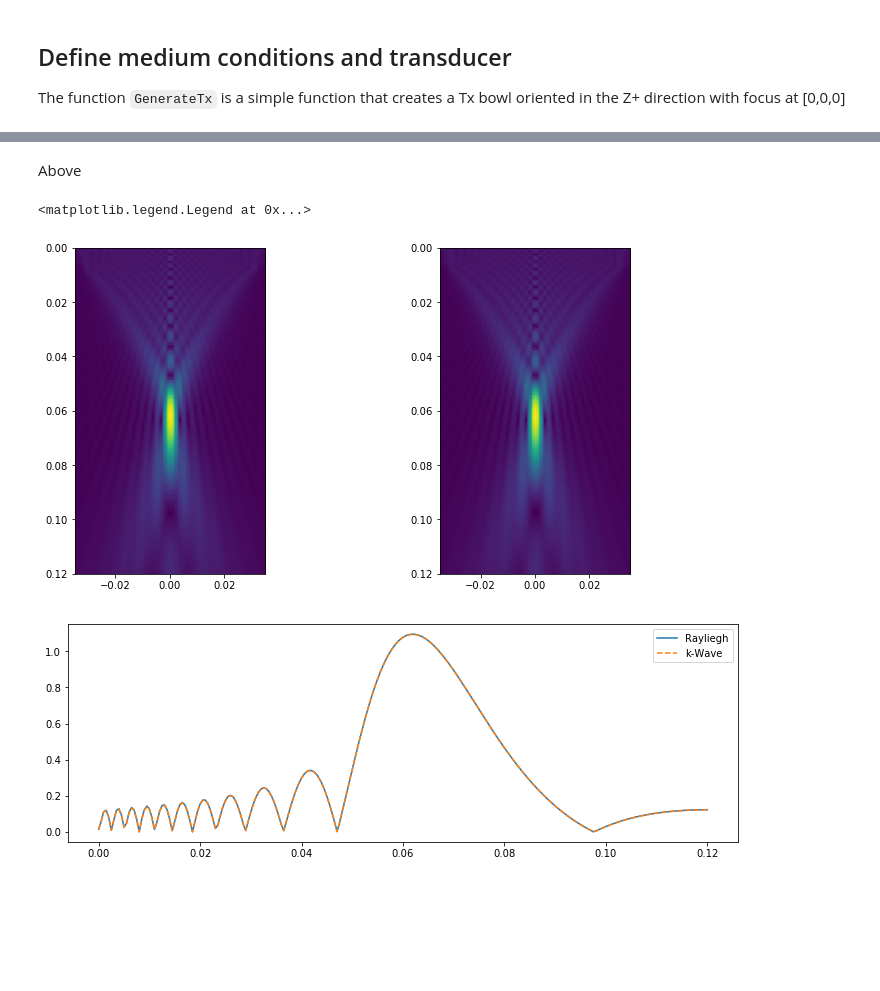
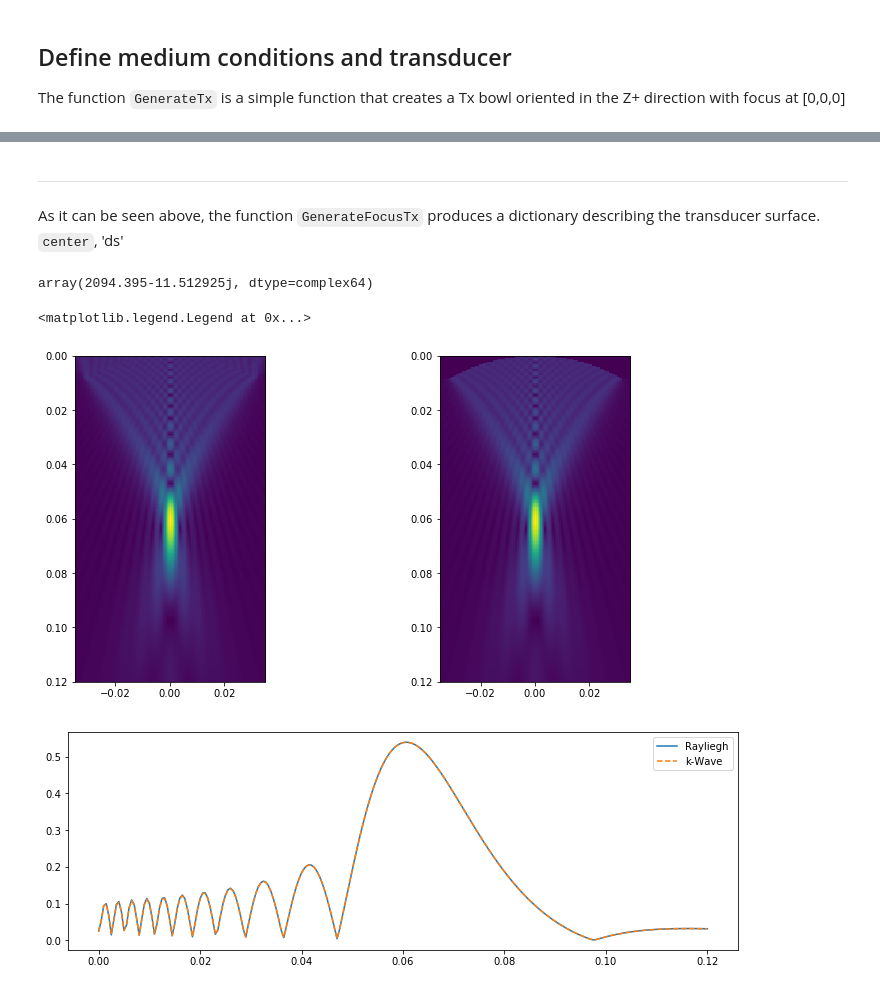
Before and after one commit to ProteusMRIgHIFU/BabelViscoFDTD, a Jupyter notebook: Tutorial Notebooks/Tools -1 - Rayleigh Integral.ipynb, the cells around one changed output, grey strips where cells are left out. Cells and saved outputs as stored; diff of their text form; code cells hidden in the pictures; blank space fills up the shorter version.

Commit message:
Changing name of function for focusing source

```diff
--- a/Tutorial Notebooks/Tools -1 - Rayleigh Integral.ipynb
+++ b/Tutorial Notebooks/Tools -1 - Rayleigh Integral.ipynb
@@ -21,7 +21,6 @@ The function `GenerateTx` is a simple function that creates a Tx bowl oriented i
 Frequency = 500e3  # Hz
 MediumSOS = 1500 # m/s - water
 MediumDensity=1000 # kg/m3
-
 
 ShortestWavelength =MediumSOS / Frequency
 SpatialStep =ShortestWavelength / 6.0
@@ -29,9 +28,7 @@ SpatialStep =ShortestWavelength / 6.0
 Focal=6.4e-2
 Diameter =6.4e-2 #we use a F#=1
 
-Tx=GenerateTx(Frequency,Focal,Diameter,MediumSOS,PPWSurface=6)
+Tx=GenerateFocusTx(Frequency,Focal,Diameter,MediumSOS,PPWSurface=6)
 for k in Tx:
-    print(k,Tx[k].shape)
-
-Tx['center'][:,2]-=np.min(Tx['center'][:,2]) #we make the back of the bowl to be aligned at 0
+    print(k,Tx[k].shape,Tx[k])
 # %% [output]
@@ -45,2 +52,3 @@ Beta2 ()
-# %% [markdown]
-Above
+# %% [markdown]
+___
+As it can be seen above, the function `GenerateFocusTx` produces a dictionary describing the transducer surface. `center`, 'ds'
@@ -67,24 +77,28 @@ Amp=60e3/MediumDensity/MediumSOS #60 kPa
 
 u0=np.ones((Tx['center'].shape[0],1),np.float32)+ 1j*np.zeros((Tx['center'].shape[0],1),np.float32)
 u0*=Amp
-cwvnb_extlay=np.array(2*np.pi*Frequency/MediumSOS+1j*0).astype(np.complex64)
+Att=1.0/(20.*np.log10(np.exp(1.0)))*100
+cwvnb_extlay=np.array(2*np.pi*Frequency/MediumSOS+(-1j*Att)).astype(np.complex64)
+cwvnb_extlay
+# %% [output]
+array(2094.395-11.512925j, dtype=complex64)
 # %%
 u2=ForwardSimple(cwvnb_extlay,Tx['center'].astype(np.float32),Tx['ds'].astype(np.float32),u0,rf)
 u2=np.reshape(u2,xp.shape)*MediumDensity*MediumSOS #we convert back to Pa
 # %%
-A=loadmat('C:\\Users\\samme\\Documents\\ITRUSST\\DATA\\PH1-BM1-MP1-SC1_KWAVE.mat')
+A=loadmat('C:\\Users\\samme\\Documents\\ITRUSST\\DATA\\PH1-BM1-MP2-SC1_FOCUS.mat')
 plt.figure(figsize=(12,6))
 cy=np.argmin(np.abs(yfield))
 plt.subplot(1,2,1)
 plt.imshow(np.abs(u2[:,0,:].T),extent=(yfmin,yfmax,zfmax,zfmin))
 plt.subplot(1,2,2)
 plt.imshow(A['p_amp'],extent=(yfmin,yfmax,zfmax,zfmin))
 
 plt.figure(figsize=(12,4))
 plt.plot(zfield,np.abs(u2[cy,0,:])/1e6)
-plt.plot(A['x_vec'].flatten(),A['p_amp'][:,int(A['p_amp'].shape[1]/2)]/1e6,'--')
+plt.plot(A['x_ax'].flatten(),A['p_amp'][:,int(A['p_amp'].shape[1]/2)]/1e6,'--')
 plt.legend(['Rayliegh','k-Wave'])
 # %% [output]
 <matplotlib.legend.Legend at 0x...>
 [figure]
-[figure, old version]
+[figure, new version]
```
Also changed, not shown: parts of 3 cells of this notebook, 1 other file.
